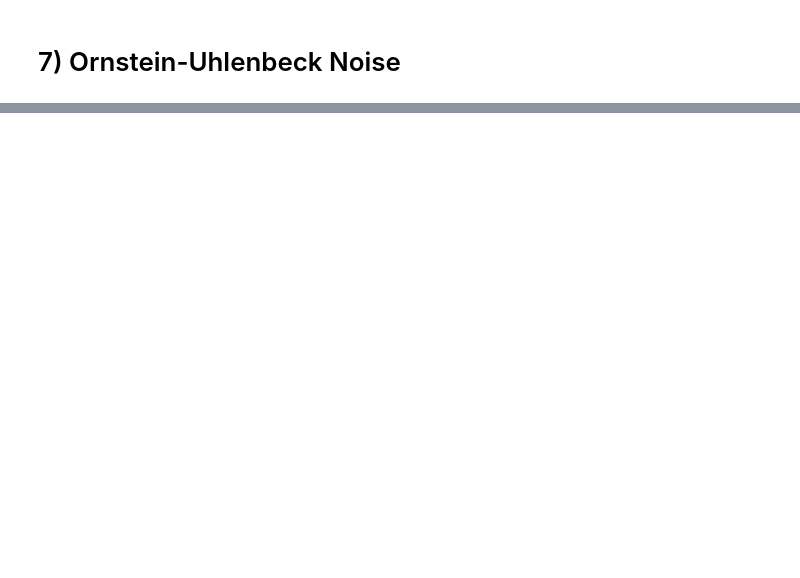
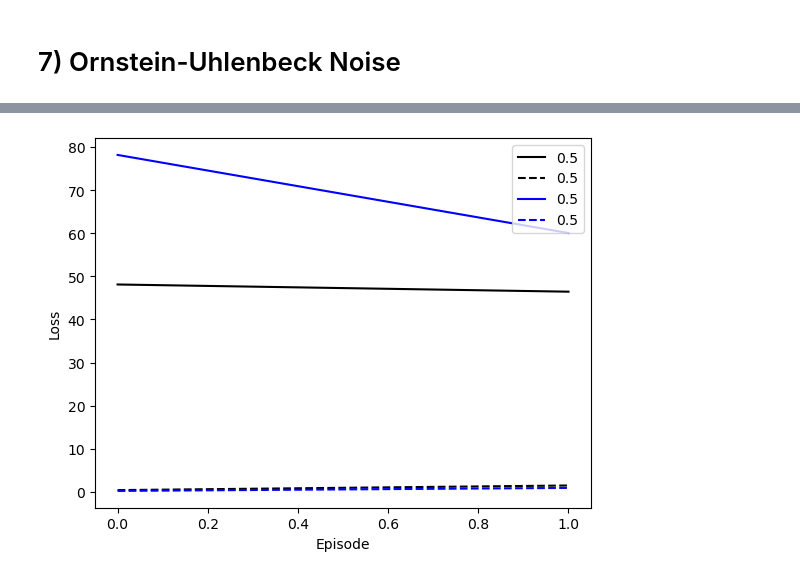
Before and after one commit to francpp/Deep_Deterministic_Policy_Gradient, a Jupyter notebook: DDPG.ipynb, the cells around one changed output, grey strips where cells are left out. Saved outputs shown, nothing was run; the diff lists cells and outputs as text; code cells hidden in the pictures; blank space fills up the shorter version.

```diff
--- a/DDPG.ipynb
+++ b/DDPG.ipynb
@@ -671,3 +683,59 @@ plt.legend()
 plt.show()
 # %% [markdown]
 # 7) Ornstein-Uhlenbeck Noise
+# %%
+device = "cpu"
+
+# Define DDPG agent
+noise_std = 0.3
+tau = 0.5 ### Change
+THETA = [0.01,0.5]
+
+plt.figure()
+colors = ['k','b']
+#           ,'r','g','y']
+
+for col, theta in zip(colors,THETA):
+    ddpg_agent = DDPGAgent(sigma = noise_std, device = device, tau = tau, theta = theta, OUNoise = True)
+
+    # Initialize buffer (here????)
+    max_size = 1e5
+    Buffer = ReplayBuffer(max_size = max_size)
+
+    # Training parameters, ecc...
+    lr = 1e-4
+    gamma = 0.99
+    optimizer_Q = torch.optim.Adam(ddpg_agent.Q_network.parameters(), lr = lr)
+    optimizer_policy = torch.optim.Adam(ddpg_agent.policy_network.parameters(), lr = lr)
+    criterion_Q = torch.nn.MSELoss()
+    criterion_policy = torch.nn.L1Loss()
+    num_epochs = 2 # metti 1000
+
+    history_Q = []
+    history_policy = []
+
+    state = env.reset()
+    state = state[0]
+
+    for epoch in range(num_epochs):
+
+        ddpg_agent.noise = OUActionNoise(theta, noise_std)
+
+        loss_Q = train_epoch_target(ddpg_agent.Q_network, ddpg_agent.target_Q_network, ddpg_agent, optimizer_Q, criterion_Q, gamma, Buffer, epoch, device)
+        loss_policy = train_epoch_policy_target(ddpg_agent.policy_network, ddpg_agent.Q_network, ddpg_agent.target_policy_network, ddpg_agent.target_Q_network, ddpg_agent, optimizer_policy, criterion_policy, gamma, Buffer, epoch, device)
+
+        ddpg_agent.update_target_params
+
+        if epoch%10 == 0:
+            print(f'Epoch: {epoch}, loss Q: {loss_Q:.3f}, loss pol: {loss_policy:.3f}')
+        history_Q.append(loss_Q)
+        history_policy.append(loss_policy)
+
+    plt.plot(history_Q,col+'-',label=f'{tau}')
+    plt.plot(history_policy,col+'--',label=f'{tau}')
+
+plt.xlabel('Episode')
+plt.ylabel('Loss')
+plt.legend()
+plt.savefig(f'Plots/DDPG_training_target_{len(history_Q)}.png')
+# %% [output]
@@ -673,0 +744 @@ plt.show()
+[figure, added]
```
Also changed, not shown: parts of 8 cells of this notebook, 1 other file.
